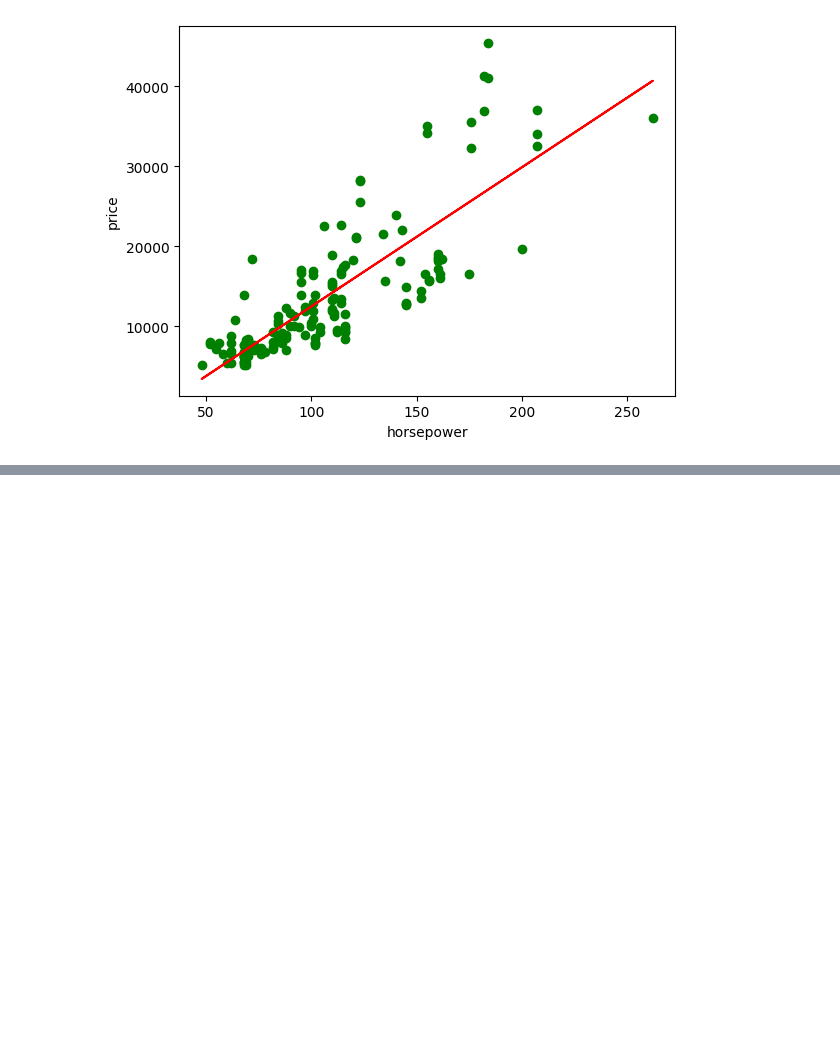
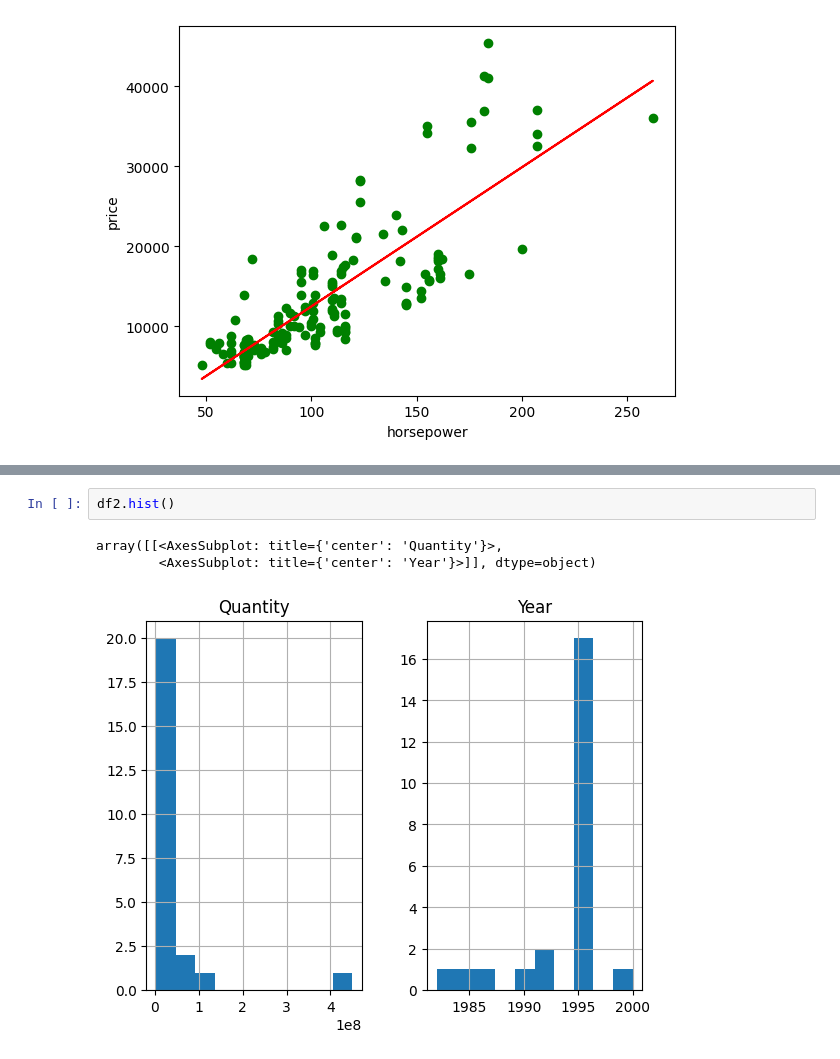
Before and after one commit to JennerMaxim/LearnPython, a Jupyter notebook: index.ipynb, the cells around one changed output, grey strips where cells are left out. Drawn from its saved outputs; the diff is of its cells as text; blank space fills up the shorter version.

```diff
--- a/index.ipynb
+++ b/index.ipynb
@@ -523,0 +710,6 @@ Text(0, 0.5, 'price')
+# %%
+df2.hist()
+# %% [output]
+array([[<AxesSubplot: title={'center': 'Quantity'}>,
+        <AxesSubplot: title={'center': 'Year'}>]], dtype=object)
+[figure, added]
```
Also changed, not shown: parts of 26 cells of this notebook, 1 other file.
